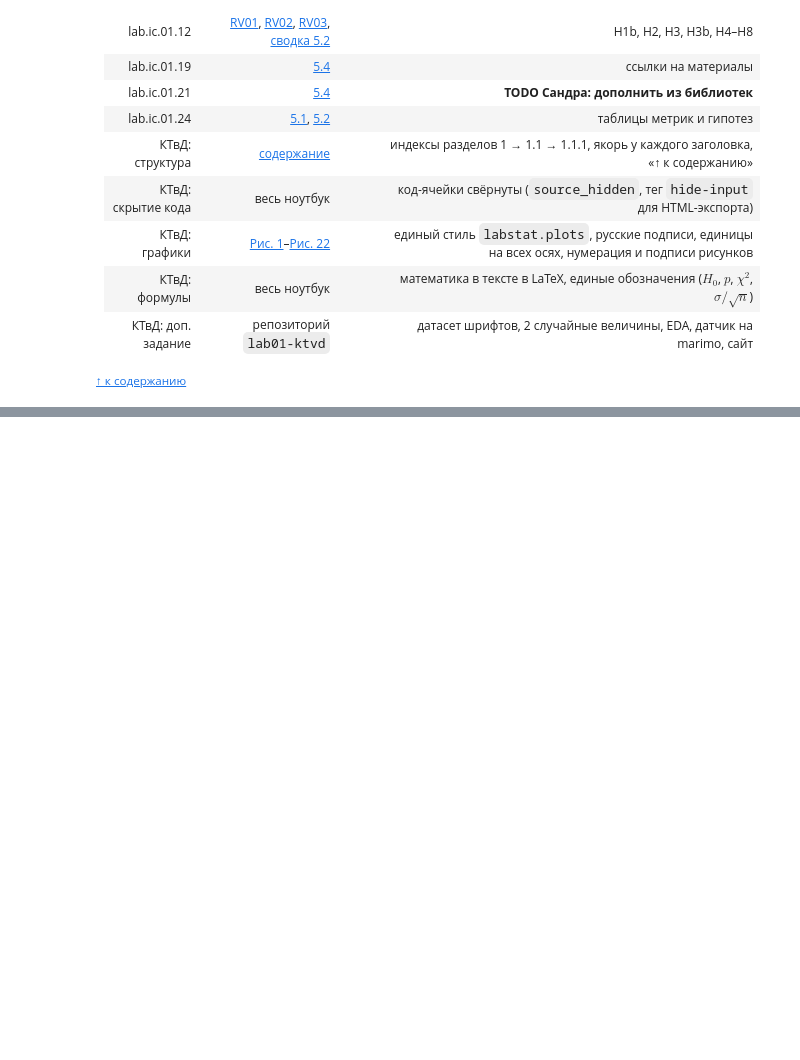
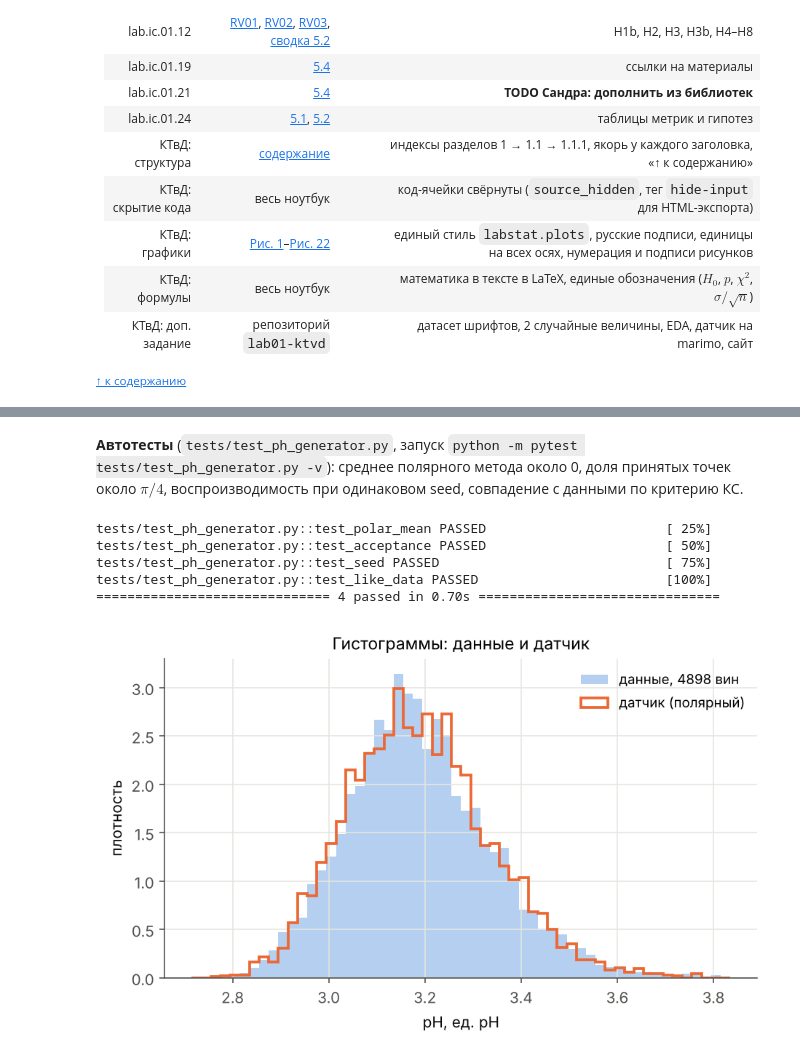
Before and after one commit to kkristinabbykova/lab01-statistics, a Jupyter notebook: lab01.ipynb, the cells around one changed output, grey strips where cells are left out. Cells and saved outputs as stored; diff of their text form; code cells hidden in the pictures; blank space fills up the shorter version.

```diff
--- a/lab01.ipynb
+++ b/lab01.ipynb
@@ -1301,0 +1425,23 @@ _Вопросы:_
+# %%
+ph = white["ph"].to_numpy()
+rng = np.random.default_rng(2026)
+x_polar, acc_polar = gen.ph_polar(len(ph), rng)
+x_inv = gen.ph_inverse(len(ph), rng)
+z10k, acc10k = gen.polar_normal(10000, np.random.default_rng(2026))
+
+def metrics(name, x):
+    return {"": name, "среднее": x.mean(), "СКО": x.std(ddof=1), "медиана": np.median(x),
+            "асимметрия": stats.skew(x), "эксцесс": stats.kurtosis(x), "мин": x.min(), "макс": x.max()}
+
+sp2_metrics = pd.DataFrame([metrics("данные, 4898 вин", ph), metrics("датчик: полярный", np.round(x_polar, 2)),
+                            metrics("датчик: обратные функции", np.round(x_inv, 2))]).set_index("").round(3)
+display(sp2_metrics)
+ks_tab = pd.DataFrame({
+    "без округления": [stats.ks_2samp(x_polar, ph).pvalue, stats.ks_2samp(x_inv, ph).pvalue],
+    "округление до 0.01": [stats.ks_2samp(np.round(x_polar, 2), ph).pvalue, stats.ks_2samp(np.round(x_inv, 2), ph).pvalue],
+}, index=["полярный", "обратные функции"]).round(3)
+print("p-значения двухвыборочного критерия Колмогорова–Смирнова (H0: датчик и данные из одного распределения):")
+display(ks_tab)
+print(f"Полярный метод, 10 000 нормальных чисел: среднее {z10k.mean():.4f}, СКО {z10k.std(ddof=1):.4f}, "
+      f"доля принятых точек {acc10k:.4f} (теория pi/4 = {np.pi / 4:.4f}); "
+      f"КС против N(0,1): p = {stats.kstest(z10k, 'norm').pvalue:.3f}")
@@ -1301,0 +1459,24 @@ _Вопросы:_
+# %% [markdown]
+**Автотесты** (`tests/test_ph_generator.py`, запуск `python -m pytest tests/test_ph_generator.py -v`): среднее полярного метода около 0, доля принятых точек около $\pi/4$, воспроизводимость при одинаковом seed, совпадение с данными по критерию КС.
+# %%
+import subprocess, sys
+out = subprocess.run([sys.executable, "-m", "pytest", "tests/test_ph_generator.py", "-v", "--no-header", "-p", "no:cacheprovider"],
+                     capture_output=True, text=True)
+print("\n".join(l for l in out.stdout.splitlines() if "PASSED" in l or "FAILED" in l or "passed" in l or "failed" in l))
+# %% [output]
+tests/test_ph_generator.py::test_polar_mean PASSED                       [ 25%]
+tests/test_ph_generator.py::test_acceptance PASSED                       [ 50%]
+tests/test_ph_generator.py::test_seed PASSED                             [ 75%]
+tests/test_ph_generator.py::test_like_data PASSED                        [100%]
+============================== 4 passed in 0.70s ===============================
+# %%
+xr = np.round(x_polar, 2)
+fig, ax = plt.subplots(figsize=(7, 3.8))
+b = grid_bins(ph)
+ax.hist(ph, bins=b, density=True, color=C1, alpha=0.35, label="данные, 4898 вин")
+ax.hist(xr, bins=b, density=True, histtype="step", color=C2, linewidth=1.8, label="датчик (полярный)")
+ax.set(xlabel="pH, ед. pH", ylabel="плотность", title="Гистограммы: данные и датчик")
+ax.legend()
+save(fig, "sp2_hist.png");
+# %% [output]
+[figure, added]
```
Also changed, not shown: parts of 23 cells of this notebook, 5 other files.
